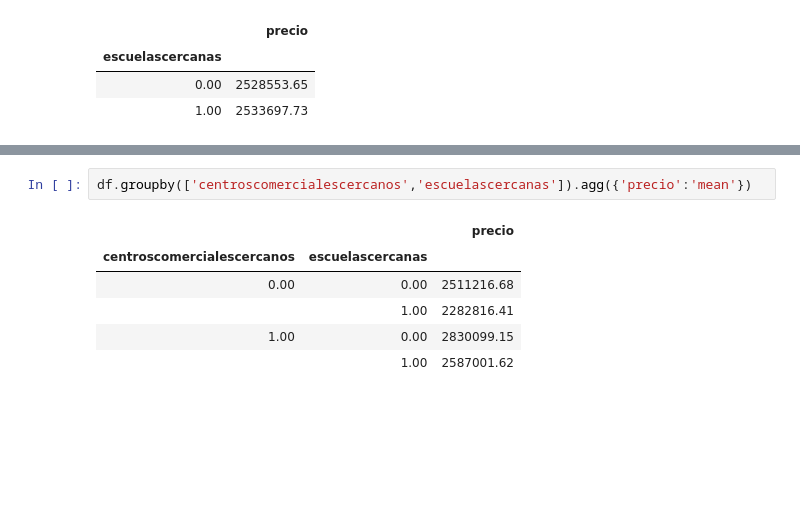
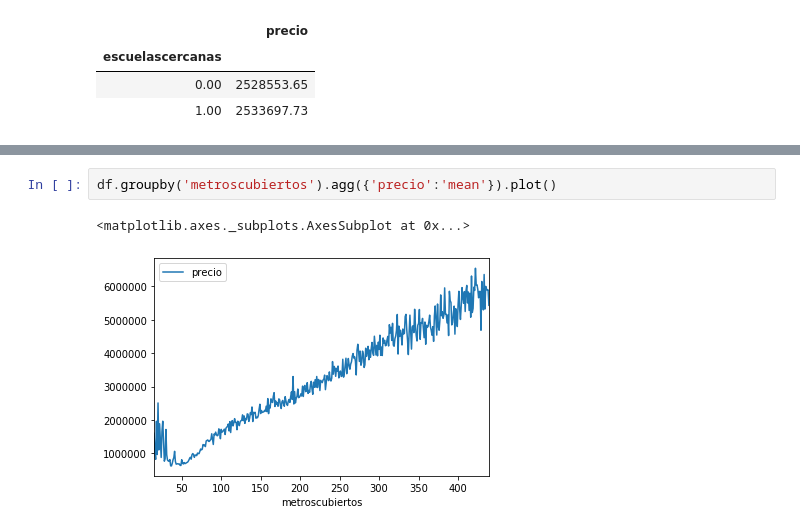
Before and after one commit to JuanCruzCastroLopez/tp1-zonajobs-analysis, a Jupyter notebook: ggp_notebook.ipynb, the cells around one changed output, grey strips where cells are left out. Saved outputs shown, nothing was run; the diff lists cells and outputs as text; blank space fills up the shorter version.

```diff
--- a/ggp_notebook.ipynb
+++ b/ggp_notebook.ipynb
@@ -45,9 +179,5 @@ df.groupby('escuelascercanas').agg({'precio':'mean'})
 # %%
-df.groupby(['centroscomercialescercanos','escuelascercanas']).agg({'precio':'mean'})
+df.groupby('metroscubiertos').agg({'precio':'mean'}).plot()
 # %% [output]
-|  |  | precio |
-| centroscomercialescercanos | escuelascercanas |  |
-| 0.00 | 0.00 | 2511216.68 |
-|  | 1.00 | 2282816.41 |
-| 1.00 | 0.00 | 2830099.15 |
-|  | 1.00 | 2587001.62 |
+<matplotlib.axes._subplots.AxesSubplot at 0x...>
+[figure, added]
```
Also changed, not shown: parts of 12 cells of this notebook.
